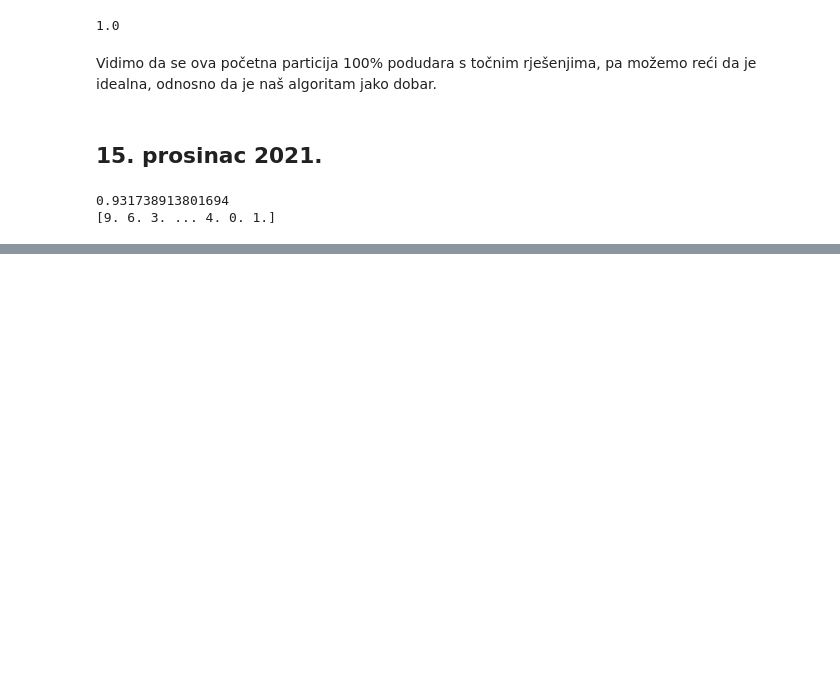
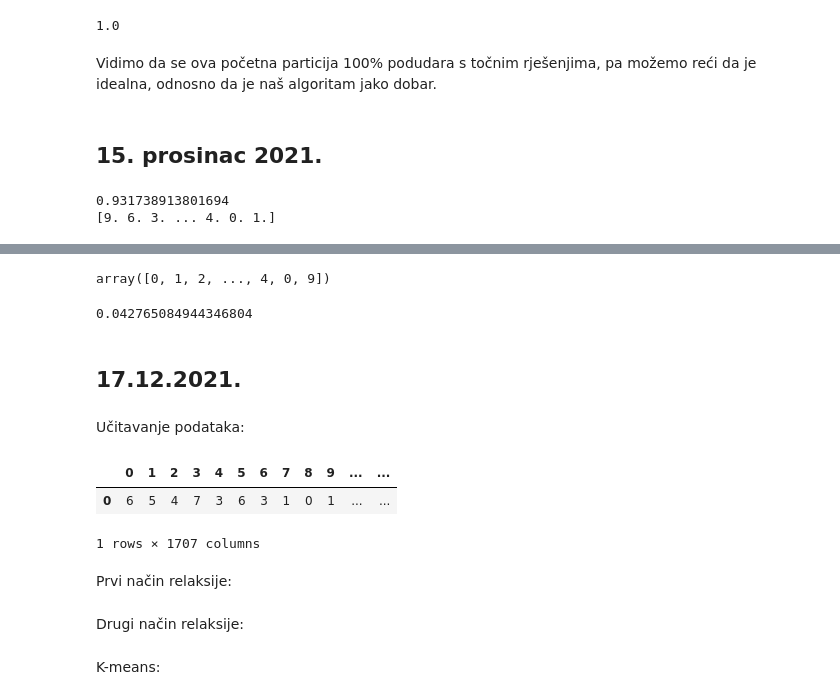
Before and after one commit to elladetic/USPP, a Jupyter notebook: code.ipynb, the cells around one changed output, grey strips where cells are left out. Drawn from its saved outputs; the diff is of its cells as text; code cells hidden in the pictures; blank space fills up the shorter version.

```diff
--- a/code.ipynb
+++ b/code.ipynb
@@ -240,0 +268,8 @@ accuracy_score(rez,niz_test)
+# %%
+mat_1 = scipy.io.loadmat('azip.mat')
+A = mat_1['azip'] #data
+
+mat_2 = scipy.io.loadmat('dzip.mat')
+D = mat_2['dzip'] #data
+
+k = 10
@@ -240,0 +356,28 @@ accuracy_score(rez,niz_test)
+# %%
+particija
+# %% [output]
+array([0, 1, 2, ..., 4, 0, 9])
+# %%
+accuracy_score(D_[0], particija)
+# %% [output]
+0.042765084944346804
+# %% [markdown]
+## 17.12.2021.
+# %% [markdown]
+Učitavanje podataka:
+# %%
+mat_1 = scipy.io.loadmat('azip.mat')
+A = mat_1['azip'] #data
+
+mat_2 = scipy.io.loadmat('dzip.mat')
+D = mat_2['dzip'] #data
+
+k = 10
+# %%
+pd.DataFrame(D)
+# %% [output]
+|  | 0 | 1 | 2 | 3 | 4 | 5 | 6 | 7 | 8 | 9 | ... | ... |
+| 0 | 6 | 5 | 4 | 7 | 3 | 6 | 3 | 1 | 0 | 1 | ... | ... |
+1 rows × 1707 columns
+# %% [markdown]
+Prvi način relaksije:
@@ -240,0 +391,2 @@ accuracy_score(rez,niz_test)
+# %% [markdown]
+Drugi način relaksije:
@@ -240,0 +411,2 @@ accuracy_score(rez,niz_test)
+# %% [markdown]
+K-means:
```
Also changed, not shown: parts of 27 cells of this notebook.
